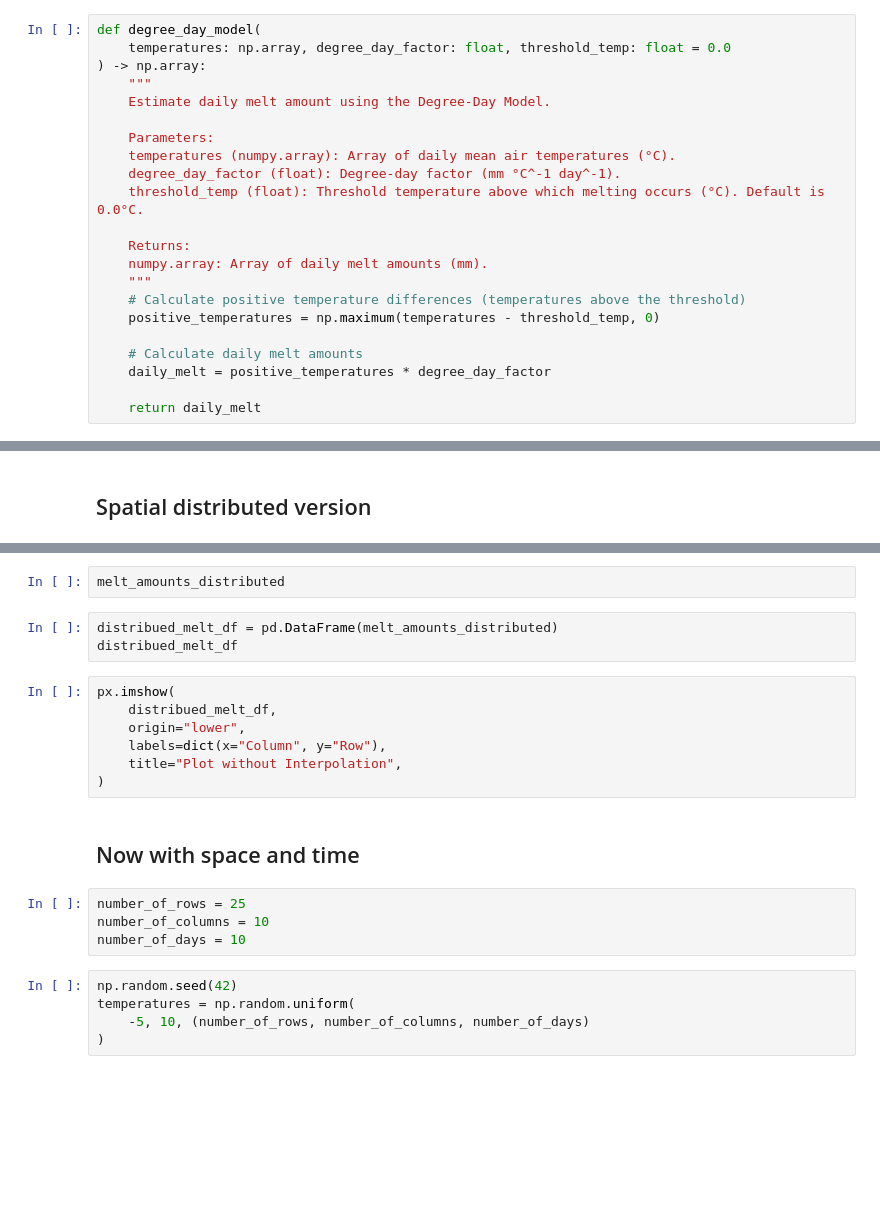
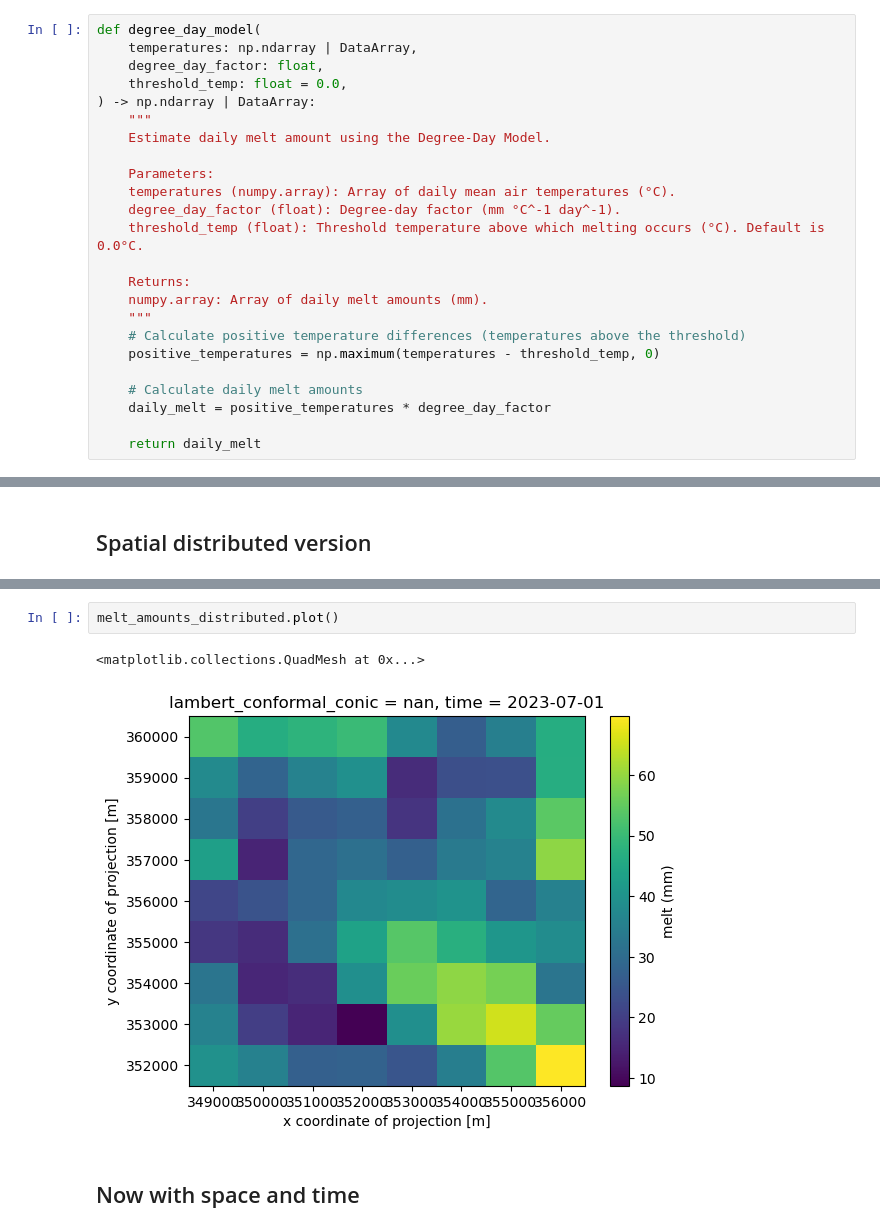
Before and after one commit to tgoelles/Modellieren-in-der-Physischen-Geographie, a Jupyter notebook: 03_melt_models.ipynb, the cells around one changed output, grey strips where cells are left out. Saved outputs shown, nothing was run; the diff lists cells and outputs as text; blank space fills up the shorter version.

```diff
--- a/03_melt_models.ipynb
+++ b/03_melt_models.ipynb
@@ -71,8 +107,10 @@ Here I also used so called typehints like degree_day_factor: float. Which means
 Here I also give a default value of the threshold_temp. This means that if no third argument is given the standard value of 0.0 is used.
 # %%
 def degree_day_model(
-    temperatures: np.array, degree_day_factor: float, threshold_temp: float = 0.0
-) -> np.array:
+    temperatures: np.ndarray | DataArray,
+    degree_day_factor: float,
+    threshold_temp: float = 0.0,
+) -> np.ndarray | DataArray:
     """
     Estimate daily melt amount using the Degree-Day Model.
 
@@ -137,23 +225,7 @@ melt_amounts_distributed = degree_day_model(temperatures, degree_day_factor=ddf)
 # %%
-melt_amounts_distributed
+melt_amounts_distributed.plot()
+# %% [output]
+<matplotlib.collections.QuadMesh at 0x...>
+[figure, added]
-# %%
-distribued_melt_df = pd.DataFrame(melt_amounts_distributed)
-distribued_melt_df
-# %%
-px.imshow(
-    distribued_melt_df,
-    origin="lower",
-    labels=dict(x="Column", y="Row"),
-    title="Plot without Interpolation",
-)
 # %% [markdown]
 ## Now with space and time
-# %%
-number_of_rows = 25
-number_of_columns = 10
-number_of_days = 10
-# %%
-np.random.seed(42)
-temperatures = np.random.uniform(
-    -5, 10, (number_of_rows, number_of_columns, number_of_days)
-)
```
Also changed, not shown: parts of 28 cells of this notebook, 2 other files.
